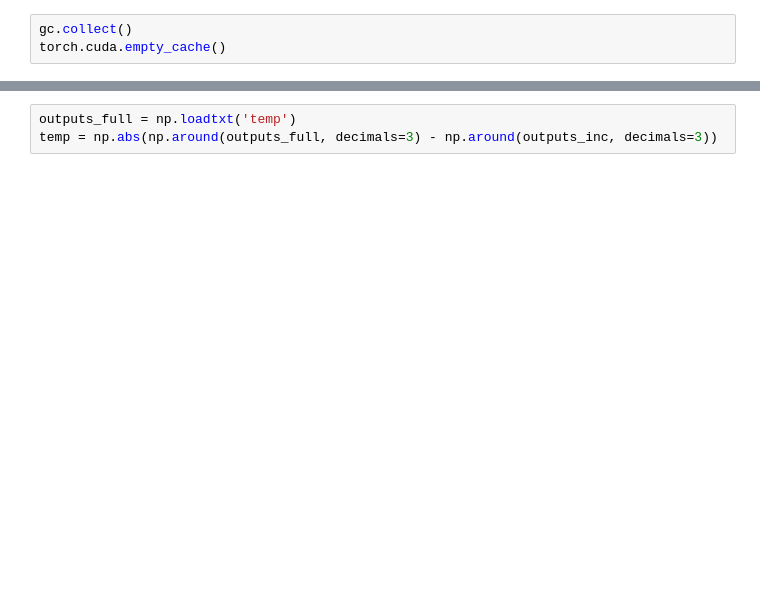
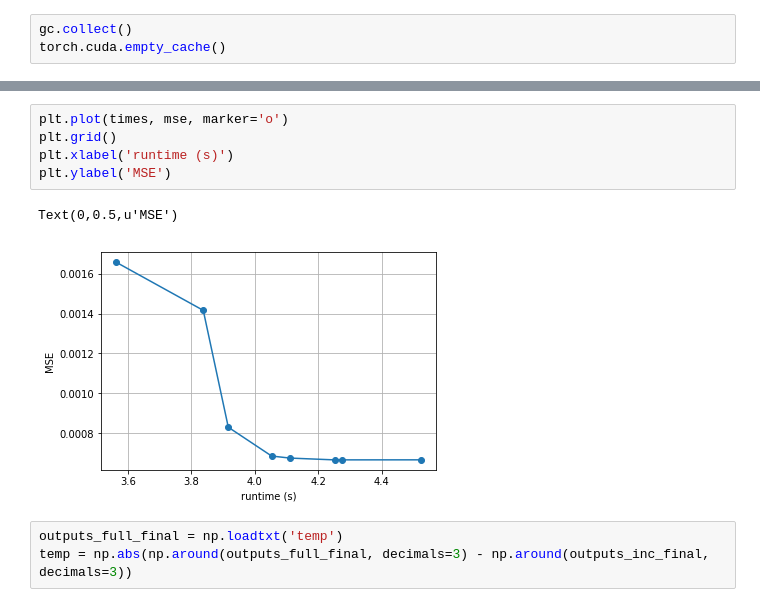
Before and after one commit to xil222/krypton, a Jupyter notebook: notebooks/full_vs_inc.ipynb, the cells around one changed output, grey strips where cells are left out. Saved outputs shown, nothing was run; the diff lists cells and outputs as text; blank space fills up the shorter version.

```diff
--- a/notebooks/full_vs_inc.ipynb
+++ b/notebooks/full_vs_inc.ipynb
@@ -60,6 +91,14 @@ Incremental Inference Time: 25.2676889896
+# %%
+plt.plot(times, mse, marker='o')
+plt.grid()
+plt.xlabel('runtime (s)')
+plt.ylabel('MSE')
+# %% [output]
+Text(0,0.5,u'MSE')
+[figure, added]
 # %%
-outputs_full = np.loadtxt('temp')
-temp = np.abs(np.around(outputs_full, decimals=3) - np.around(outputs_inc, decimals=3))
+outputs_full_final = np.loadtxt('temp')
+temp = np.abs(np.around(outputs_full_final, decimals=3) - np.around(outputs_inc_final, decimals=3))
 # %%
 plt.imshow(temp, cmap=plt.cm.rainbow, interpolation='none')
 plt.colorbar()
```
Also changed, not shown: parts of 6 cells of this notebook, 5 other files.
